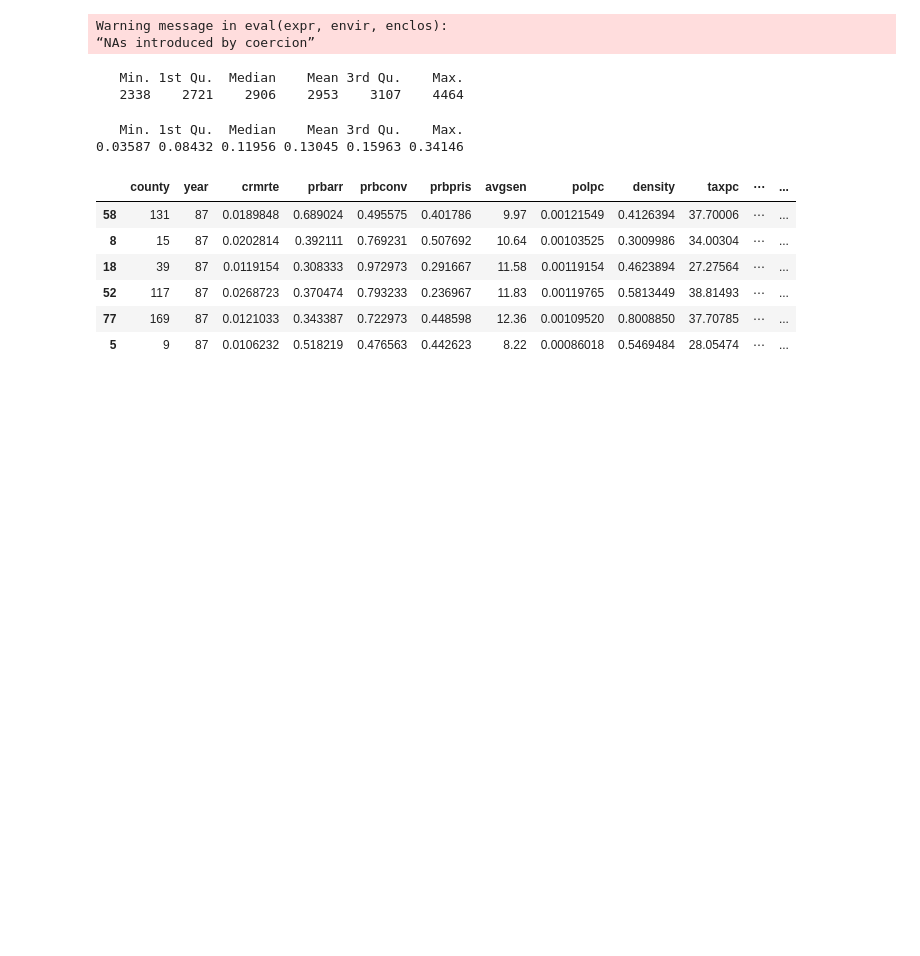
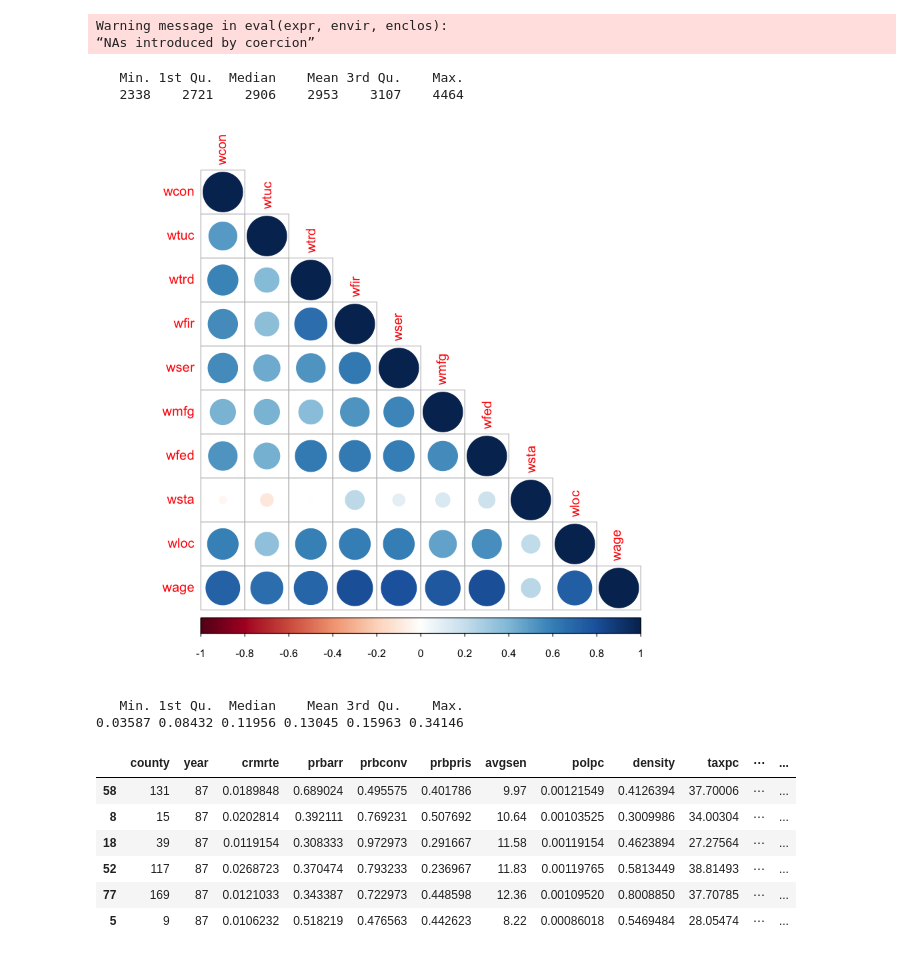
Before and after one commit to kevin-hartman/MIDS_W203_5_Lab3, a Jupyter notebook: alexa_model1.ipynb, the cells around one changed output. Saved outputs shown, nothing was run; the diff lists cells and outputs as text; code cells hidden in the pictures; blank space fills up the shorter version.

```diff
--- a/alexa_model1.ipynb
+++ b/alexa_model1.ipynb
@@ -124,6 +134,10 @@ summary(dfCrime$wage)
 # %% [output]
    Min. 1st Qu.  Median    Mean 3rd Qu.    Max.
    2338    2721    2906    2953    3107    4464
+# %%
+corrplot(cor(dfCrime[,c("wcon", "wtuc", "wtrd","wfir", "wser", "wmfg", "wfed","wsta", "wloc", "wage")]),method='circle', type = 'lower')
+# %% [output]
+[figure, added]
 # %%
 # Need to remove rows with probability of arrest and conviction > 1
 dfCrime = dfCrime[dfCrime['prbarr'] < 1,]
```
Also changed, not shown: parts of 5 cells of this notebook.
